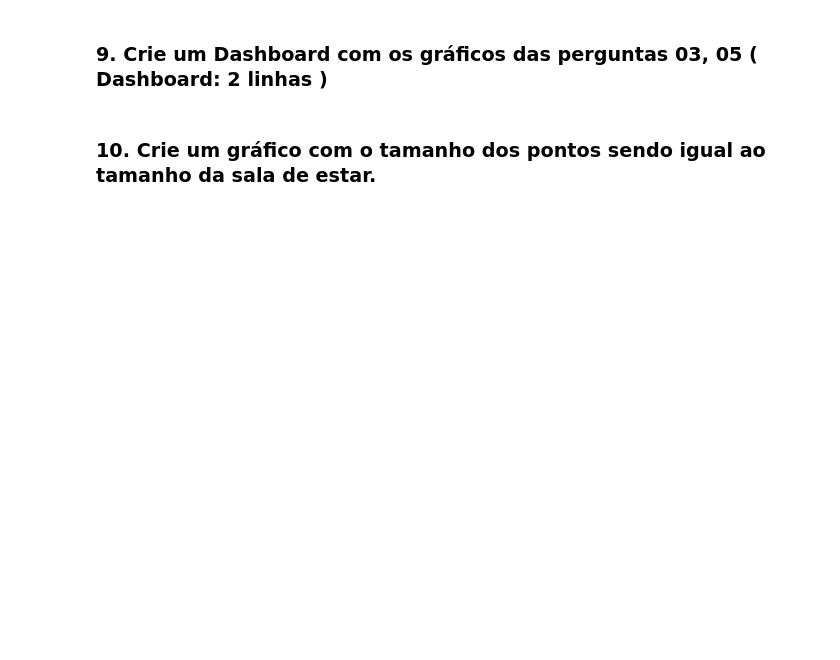
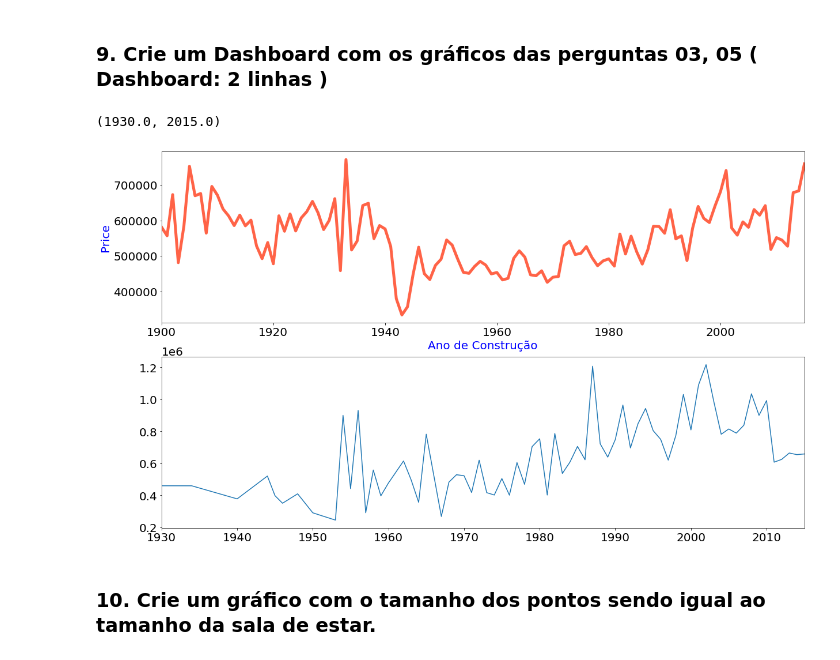
Before and after one commit to rafaelandradeslv/repos_ds, a Jupyter notebook: exercicios/Lesson 3 - Python ao DS.ipynb, the cells around one changed output. Drawn from its saved outputs; the diff is of its cells as text; code cells hidden in the pictures; blank space fills up the shorter version.

```diff
--- a/exercicios/Lesson 3 - Python ao DS.ipynb
+++ b/exercicios/Lesson 3 - Python ao DS.ipynb
@@ -202,4 +244,35 @@ ax1.bar(group_type['dormitory_type'], group_type['price'], color= ['#7B68EE', '#
 # %% [markdown]
 ### 9. Crie um Dashboard com os gráficos das perguntas 03, 05 ( Dashboard: 2 linhas )
+# %%
+from matplotlib import gridspec
+
+fig = plt.figure (figsize= (20, 12))
+specs = gridspec.GridSpec(ncols=1, nrows= 2, figure= fig)
+
+ax1 = fig.add_subplot (specs[0,0])
+ax2 = fig.add_subplot (specs[1,0])
+
+# GRÁFICO - PERGUNTA 3
+# média por ano
+graph_line = df[['price', 'yr_built']].groupby('yr_built').mean().reset_index()
+
+# estrutura do gráfico
+ax1.plot(graph_line['yr_built'], graph_line['price'], linewidth= 5, color= '#FF6347')
+
+ax1.set_xlim(graph_line['yr_built'].min(), 2015)
+
+ax1.set_xlabel('Ano de Construção', color= 'blue')
+ax1.set_ylabel('Price', color= 'blue')
+
+# GRÁFICO - PERGUNTA 5
+reform = df[['yr_renovated', 'price']].groupby('yr_renovated').mean().reset_index()
+
+# estrutura do gráfico
+ax2.plot(reform['yr_renovated'], reform['price'])
+
+ax2.set_xlim(1930, reform['yr_renovated'].max())
+# %% [output]
+(1930.0, 2015.0)
+[figure, added]
 # %% [markdown]
 ### 10. Crie um gráfico com o tamanho dos pontos sendo igual ao tamanho da sala de estar.
```
Also changed, not shown: parts of 2 cells of this notebook, 2 other files.
